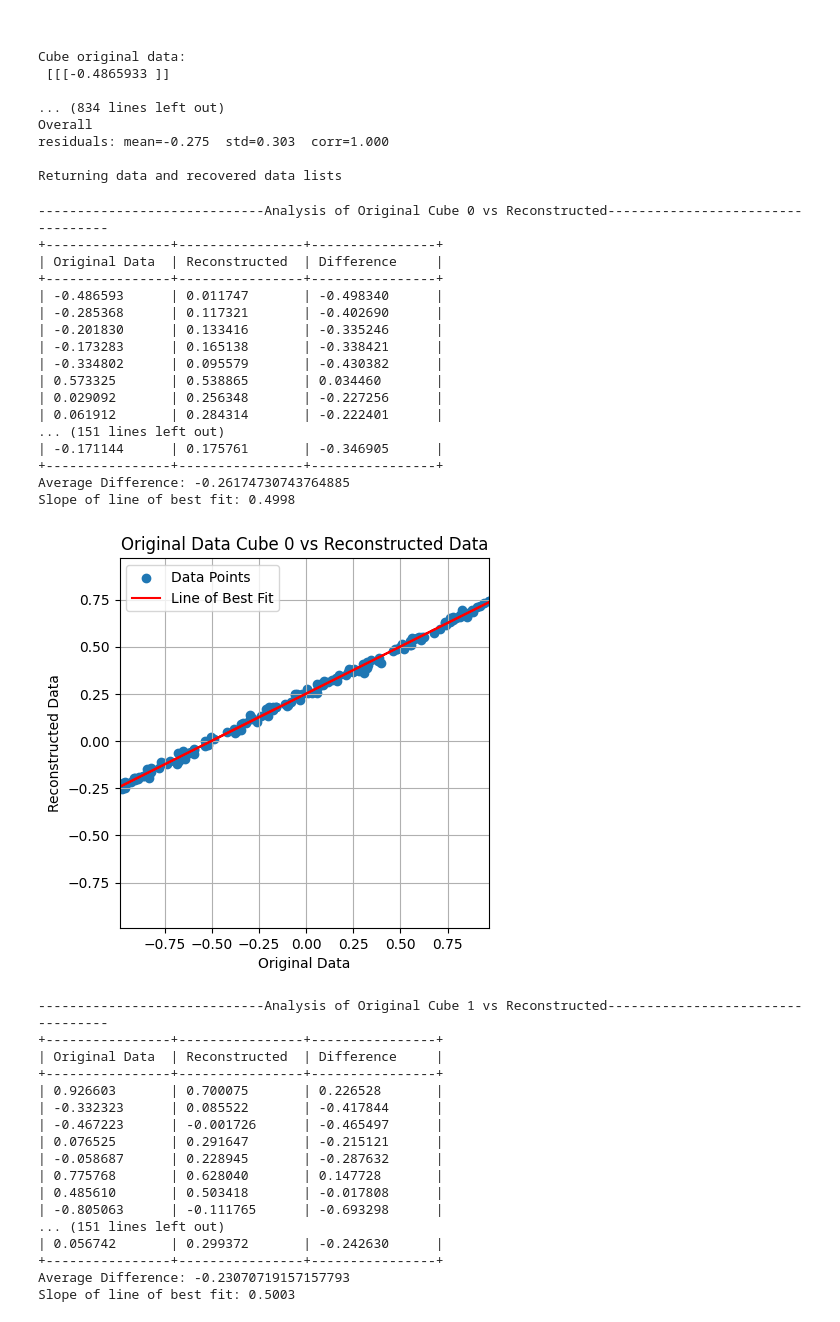
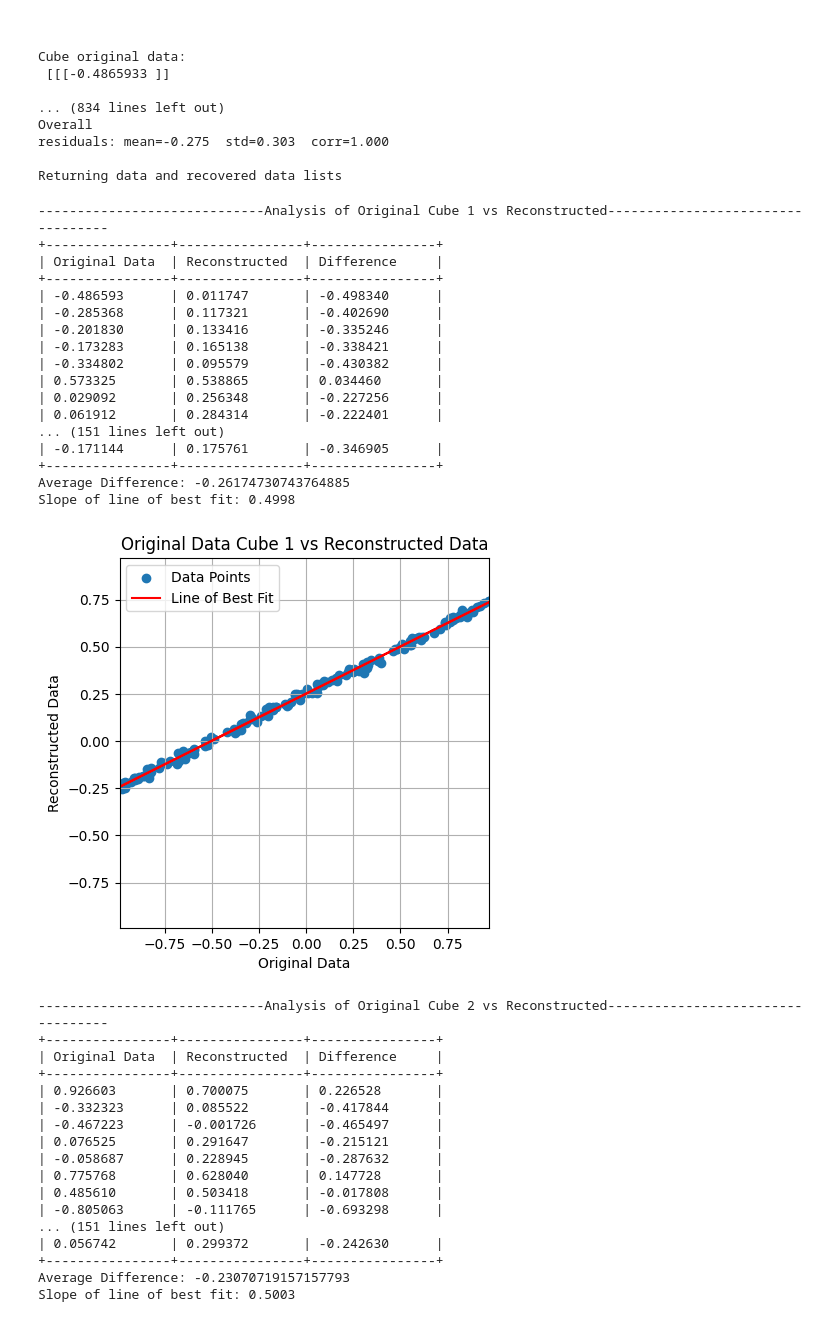
Before and after one commit to Burned357Waffles/Marching-Qubes-Thesis, a Jupyter notebook: ehands_qcrank_comparator_exploration.ipynb, the cells around one changed output. Saved outputs shown, nothing was run; the diff lists cells and outputs as text; code cells hidden in the pictures.

Commit message:
fixed graph indexing

```diff
--- a/ehands_qcrank_comparator_exploration.ipynb
+++ b/ehands_qcrank_comparator_exploration.ipynb
@@ -396,7 +396,7 @@ residuals: mean=-0.275  std=0.303  corr=1.000
 Returning data and recovered data lists
 # %%
 for i in range(n_cubes):
-    print(f"-----------------------------Analysis of Original Cube {i} vs Reconstructed----------------------------------")
+    print(f"-----------------------------Analysis of Original Cube {i + 1} vs Reconstructed----------------------------------")
     avg_dif = 0
     print("+----------------+----------------+----------------+")
     print("| Original Data  | Reconstructed  | Difference     |")
@@ -412,37 +412,37 @@ for i in range(n_cubes):
 
     n_points = len(np.concatenate(all_data_list[i]).flatten())
     avg_dif /= n_points
 
     print(f"Average Difference: {avg_dif}")
 
 
-    title = f'Original Data Cube {i} vs Reconstructed Data'
+    title = f'Original Data Cube {i + 1} vs Reconstructed Data'
     x_label = 'Original Data'
     y_label = 'Reconstructed Data'
     legend = 'Data Points'
     plot_residuals(np.concatenate(all_rec_list[i]).flatten(),
                     np.concatenate(all_data_list[i]).flatten(),
                     title, x_label, y_label, legend)
 # %% [output]
------------------------------Analysis of Original Cube 0 vs Reconstructed----------------------------------
+-----------------------------Analysis of Original Cube 1 vs Reconstructed----------------------------------
 +----------------+----------------+----------------+
 | Original Data  | Reconstructed  | Difference     |
 +----------------+----------------+----------------+
 | -0.486593      | 0.011747       | -0.498340      |
 | -0.285368      | 0.117321       | -0.402690      |
 | -0.201830      | 0.133416       | -0.335246      |
 | -0.173283      | 0.165138       | -0.338421      |
 | -0.334802      | 0.095579       | -0.430382      |
 | 0.573325       | 0.538865       | 0.034460       |
 | 0.029092       | 0.256348       | -0.227256      |
 | 0.061912       | 0.284314       | -0.222401      |
 ... (151 lines left out)
 | -0.171144      | 0.175761       | -0.346905      |
 +----------------+----------------+----------------+
 Average Difference: -0.26174730743764885
 Slope of line of best fit: 0.4998
-[figure, old version]
+[figure, new version]
------------------------------Analysis of Original Cube 1 vs Reconstructed----------------------------------
+-----------------------------Analysis of Original Cube 2 vs Reconstructed----------------------------------
 +----------------+----------------+----------------+
 | Original Data  | Reconstructed  | Difference     |
 +----------------+----------------+----------------+
```
Also changed, not shown: parts of 1 cell of this notebook.
